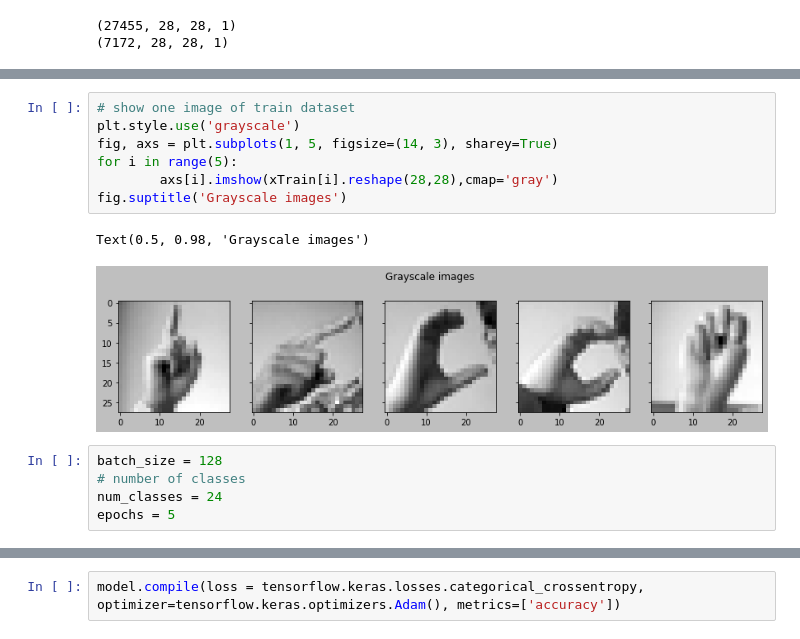
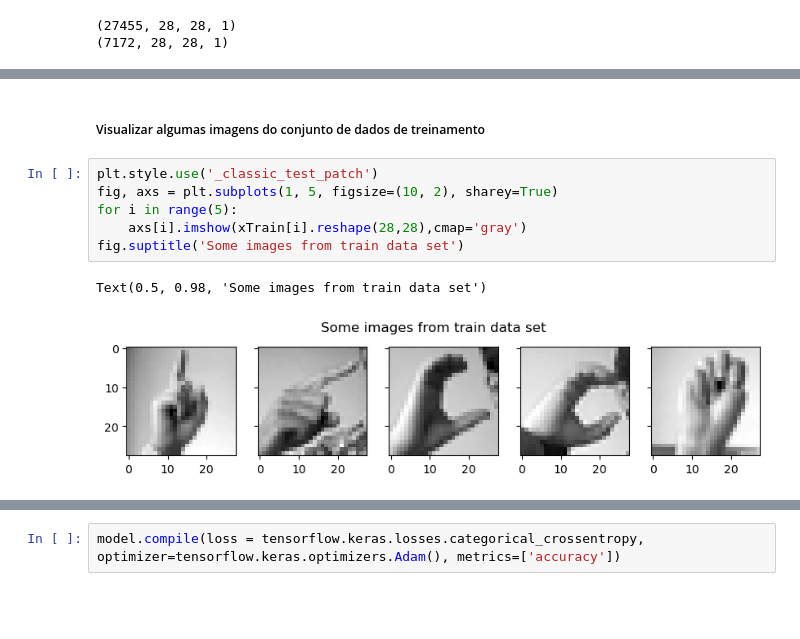
Before and after one commit to renatovalente5/AA-Projs, a Jupyter notebook: mainCNN.ipynb, the cells around one changed output, grey strips where cells are left out. Saved outputs shown, nothing was run; the diff lists cells and outputs as text; blank space fills up the shorter version.

```diff
--- a/mainCNN.ipynb
+++ b/mainCNN.ipynb
@@ -104,15 +115,11 @@ print(yTest)
+# %% [markdown]
+##### Visualizar algumas imagens do conjunto de dados de treinamento
 # %%
-# show one image of train dataset
-plt.style.use('grayscale')
-fig, axs = plt.subplots(1, 5, figsize=(14, 3), sharey=True)
+plt.style.use('_classic_test_patch')
+fig, axs = plt.subplots(1, 5, figsize=(10, 2), sharey=True)
 for i in range(5):
-        axs[i].imshow(xTrain[i].reshape(28,28),cmap='gray')
-fig.suptitle('Grayscale images')
+    axs[i].imshow(xTrain[i].reshape(28,28),cmap='gray')
+fig.suptitle('Some images from train data set')
 # %% [output]
-Text(0.5, 0.98, 'Grayscale images')
+Text(0.5, 0.98, 'Some images from train data set')
-[figure, old version]
+[figure, new version]
-# %%
-batch_size = 128
-# number of classes
-num_classes = 24
-epochs = 5
```
Also changed, not shown: parts of 55 cells of this notebook, 30 other files.
